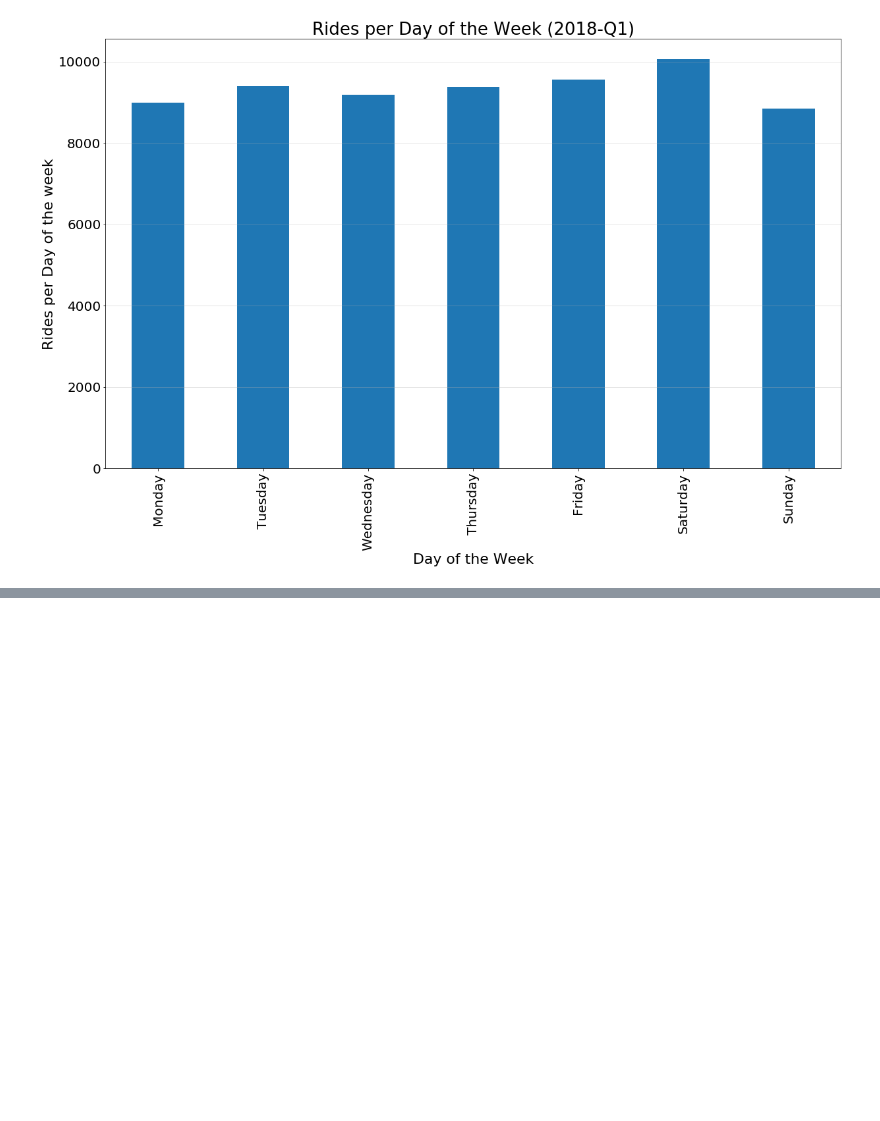
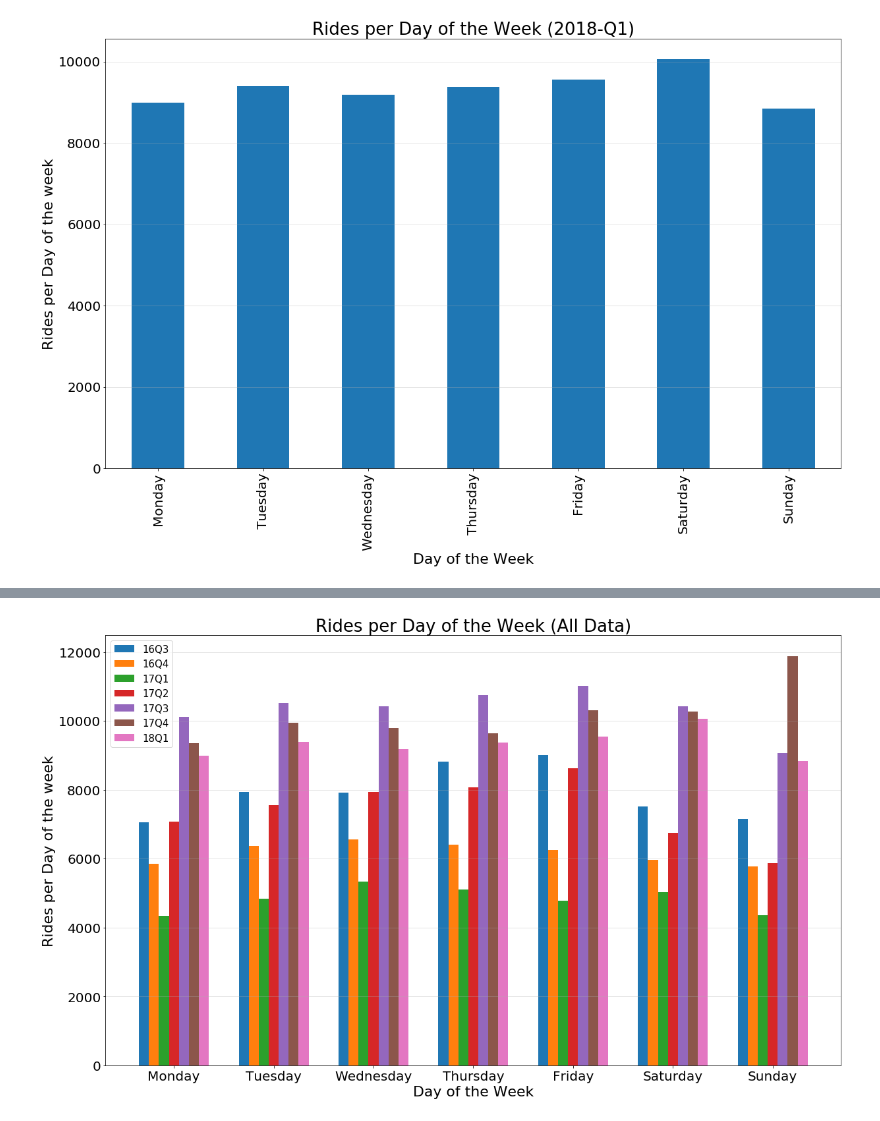
Before and after one commit to sqweets/Project1-LA-Bike_Share, a Jupyter notebook: Project_One_DaysOfWeek.ipynb, the cells around one changed output, grey strips where cells are left out. Cells and saved outputs as stored; diff of their text form; code cells hidden in the pictures; blank space fills up the shorter version.

```diff
--- a/Project_One_DaysOfWeek.ipynb
+++ b/Project_One_DaysOfWeek.ipynb
@@ -378,3 +378,82 @@ plt.rc('ytick',labelsize=20)
 # %%
 # Show plot
 plt.show()
+# %%
+### All in One
+
+# Pull out Q3 and Q4 from original data
+# Original data 2016 only (Jun to Dec
+# Add Month column
+ride_orig_2016_df['month'] = ride_orig_2016_df['start_time'].dt.month
+
+# Pull out the months
+ride_orig_2016_Q3_7_df = ride_orig_2016_df.loc[ride_orig_2016_df['month'] == 7].copy()
+ride_orig_2016_Q3_8_df = ride_orig_2016_df.loc[ride_orig_2016_df['month'] == 8].copy()
+ride_orig_2016_Q3_9_df = ride_orig_2016_df.loc[ride_orig_2016_df['month'] == 9].copy()
+ride_orig_2016_Q4_10_df = ride_orig_2016_df.loc[ride_orig_2016_df['month'] == 10].copy()
+ride_orig_2016_Q4_11_df = ride_orig_2016_df.loc[ride_orig_2016_df['month'] == 11].copy()
+ride_orig_2016_Q4_12_df = ride_orig_2016_df.loc[ride_orig_2016_df['month'] == 12].copy()
+
+# Make the quarter dataframes
+framesQ3 = [ride_orig_2016_Q3_7_df, ride_orig_2016_Q3_8_df, ride_orig_2016_Q3_9_df]
+ride_orig_16_Q3_df = pd.concat(framesQ3, ignore_index=True)
+framesQ4 = [ride_orig_2016_Q4_10_df, ride_orig_2016_Q4_11_df, ride_orig_2016_Q4_12_df]
+ride_orig_16_Q4_df = pd.concat(framesQ4, ignore_index=True)
+
+# Get rid of unnessary columns
+ride_trim_16_Q3_df = ride_orig_16_Q3_df[['start_time']].copy()
+ride_trim_16_Q4_df = ride_orig_16_Q4_df[['start_time']].copy()
+
+# Days of the week
+ride_trim_16_Q3_df['day_of_week'] = ride_trim_16_Q3_df['start_time'].dt.weekday_name
+ride_trim_16_Q4_df['day_of_week'] = ride_trim_16_Q4_df['start_time'].dt.weekday_name
+
+# Group by days and count rides per day
+weekday_counts_16_Q3 = ride_trim_16_Q3_df.groupby('day_of_week').count()
+weekday_counts_16_Q4 = ride_trim_16_Q4_df.groupby('day_of_week').count()
+
+# Reindex so its Mon - Sun
+weekday_counts_16_Q3 = weekday_counts_16_Q3.reindex(index = ['Monday', 'Tuesday', 'Wednesday', 'Thursday',
+                                                           'Friday', 'Saturday', 'Sunday'])
+weekday_counts_16_Q4 = weekday_counts_16_Q4.reindex(index = ['Monday', 'Tuesday', 'Wednesday', 'Thursday',
+                                                           'Friday', 'Saturday', 'Sunday'])
+
+# Create dataframe from grouped data
+grouped_weekdays_16_Q3_df = pd.DataFrame(weekday_counts_16_Q3)
+grouped_weekdays_16_Q4_df = pd.DataFrame(weekday_counts_16_Q4)
+
+
+# Build the plot
+# start_time has the count per day of the week
+y_axis_16Q3 = grouped_weekdays_16_Q3_df['start_time']
+y_axis_16Q4 = grouped_weekdays_16_Q4_df['start_time']
+y_axis_17Q1 = grouped_weekdays_17_Q1_df['start_time']
+y_axis_17Q2 = grouped_weekdays_17_Q2_df['start_time']
+y_axis_17Q3 = grouped_weekdays_17_Q3_df['start_time']
+y_axis_17Q4 = grouped_weekdays_17_Q4_df['start_time']
+y_axis_18Q1 = grouped_weekdays_18_Q1_df['start_time']
+x_axis = ['Monday', 'Tuesday', 'Wednesday', 'Thursday', 'Friday', 'Saturday', 'Sunday']
+_x_axis = np.arange(len(x_axis))
+
+plt.bar(_x_axis - 0.3, y_axis_16Q3, width=0.1, label="16Q3")
+plt.bar(_x_axis - 0.2, y_axis_16Q4, width=0.1, label="16Q4")
+plt.bar(_x_axis - 0.1, y_axis_17Q1, width=0.1, label="17Q1")
+plt.bar(_x_axis - 0.0, y_axis_17Q2, width=0.1, label="17Q2")
+plt.bar(_x_axis + 0.1, y_axis_17Q3, width=0.1, label="17Q3")
+plt.bar(_x_axis + 0.2, y_axis_17Q4, width=0.1, label="17Q4")
+plt.bar(_x_axis + 0.3, y_axis_18Q1, width=0.1, label="18Q1")
+plt.xticks(_x_axis, x_axis) # set labels manually
+
+plt.legend(loc='upper left', fontsize = 15)
+
+plt.grid(axis='y', alpha=0.4)
+plt.xlabel("Day of the Week", fontsize = 22)
+plt.ylabel("Rides per Day of the week", fontsize = 22)
+plt.title('Rides per Day of the Week (All Data)', fontsize = 26)
+
+plt.rcParams['figure.figsize'] = (20,12)
+
+plt.rc('xtick',labelsize=20)
+plt.rc('ytick',labelsize=20)
+# %% [output]
+[figure, added]
```
Also changed, not shown: parts of 3 cells of this notebook.
